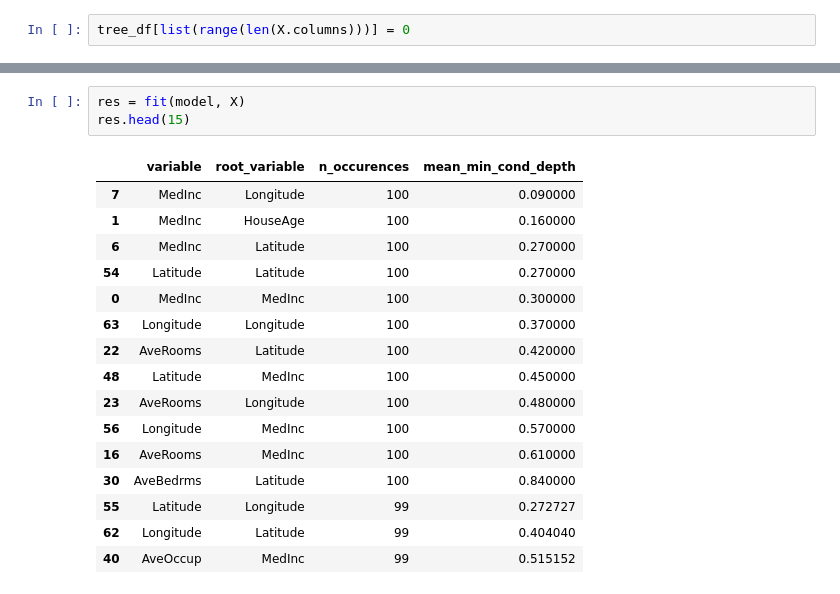
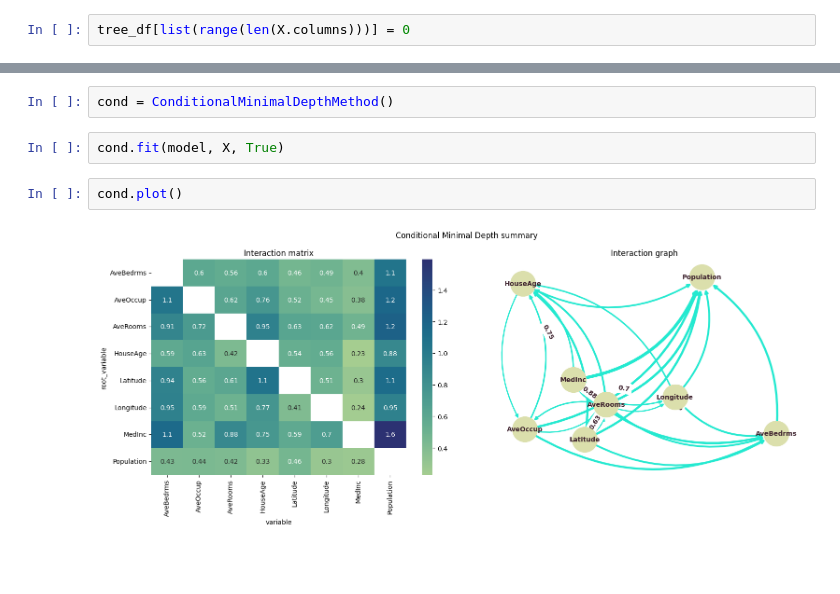
Before and after one commit to pyartemis/artemis, a Jupyter notebook: experiments/cond_depth_experiments.ipynb, the cells around one changed output, grey strips where cells are left out. Saved outputs shown, nothing was run; the diff lists cells and outputs as text; blank space fills up the shorter version.

Commit message:
conditional minimal depth method re-work

```diff
--- a/experiments/cond_depth_experiments.ipynb
+++ b/experiments/cond_depth_experiments.ipynb
@@ -204,20 +346,8 @@ def fit(model: Union[sklearn.ensemble.RandomForestClassifier, sklearn.ensemble.R
+# %%
+cond = ConditionalMinimalDepthMethod()
 # %%
-res = fit(model, X)
-res.head(15)
+cond.fit(model, X, True)
-# %% [output]
-|  | variable | root_variable | n_occurences | mean_min_cond_depth |
-| 7 | MedInc | Longitude | 100 | 0.090000 |
-| 1 | MedInc | HouseAge | 100 | 0.160000 |
-| 6 | MedInc | Latitude | 100 | 0.270000 |
-| 54 | Latitude | Latitude | 100 | 0.270000 |
-| 0 | MedInc | MedInc | 100 | 0.300000 |
-| 63 | Longitude | Longitude | 100 | 0.370000 |
-| 22 | AveRooms | Latitude | 100 | 0.420000 |
-| 48 | Latitude | MedInc | 100 | 0.450000 |
-| 23 | AveRooms | Longitude | 100 | 0.480000 |
-| 56 | Longitude | MedInc | 100 | 0.570000 |
-| 16 | AveRooms | MedInc | 100 | 0.610000 |
-| 30 | AveBedrms | Latitude | 100 | 0.840000 |
-| 55 | Latitude | Longitude | 99 | 0.272727 |
-| 62 | Longitude | Latitude | 99 | 0.404040 |
-| 40 | AveOccup | MedInc | 99 | 0.515152 |
+# %%
+cond.plot()
+# %% [output]
+[figure, added]
```
Also changed, not shown: parts of 22 cells of this notebook, 7 other files.
